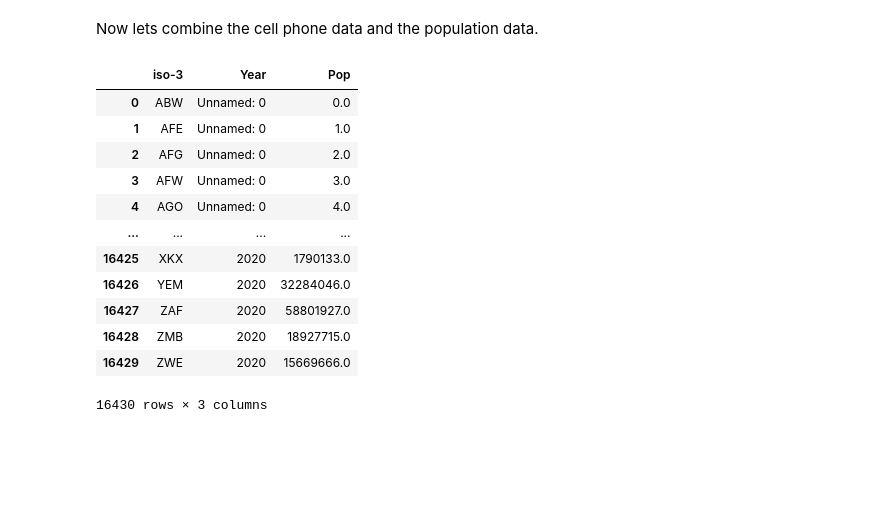
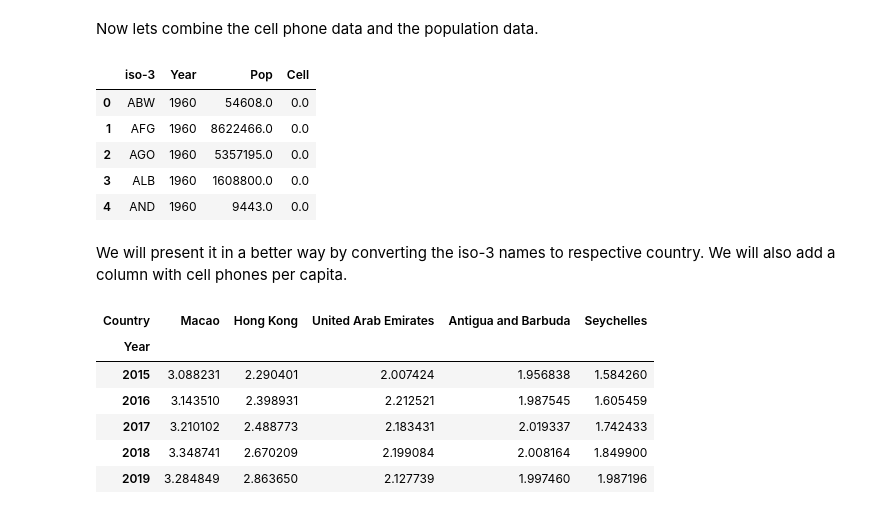
Before and after one commit to gaboun/su-mt4007, a Jupyter notebook: HW4/HW4.ipynb, the cells around one changed output. Saved outputs shown, nothing was run; the diff lists cells and outputs as text; code cells hidden in the pictures; blank space fills up the shorter version.

```diff
--- a/HW4/HW4.ipynb
+++ b/HW4/HW4.ipynb
@@ -95,4 +96,5 @@ Will delete 110 cause no data but keep the 196.
 # %%
 df_pop = df.drop(index=110)
+df_pop = df.drop(columns='Unnamed: 0')
 df_pop
 # %% [output]
@@ -114,19 +116,17 @@ Now lets combine the cell phone data and the population data.
 # %%
 df_cell_melt = pd.melt(df_cell, id_vars=["iso-3"], var_name="Year", value_name="Cell")
 
 df_pop_melt = pd.melt(df_pop, id_vars=["iso-3"], var_name="Year", value_name="Pop")
-df_pop_melt
+
+df_merged = pd.merge(df_pop_melt, df_cell_melt, on=["iso-3", "Year"], how="inner")
+
+df_merged[0:5]
 # %% [output]
-|  | iso-3 | Year | Pop |
-| 0 | ABW | Unnamed: 0 | 0.0 |
-| 1 | AFE | Unnamed: 0 | 1.0 |
-| 2 | AFG | Unnamed: 0 | 2.0 |
-| 3 | AFW | Unnamed: 0 | 3.0 |
-| 4 | AGO | Unnamed: 0 | 4.0 |
-| ... | ... | ... | ... |
-| 16425 | XKX | 2020 | 1790133.0 |
-| 16426 | YEM | 2020 | 32284046.0 |
-| 16427 | ZAF | 2020 | 58801927.0 |
-| 16428 | ZMB | 2020 | 18927715.0 |
-| 16429 | ZWE | 2020 | 15669666.0 |
+|  | iso-3 | Year | Pop | Cell |
+| 0 | ABW | 1960 | 54608.0 | 0.0 |
+| 1 | AFG | 1960 | 8622466.0 | 0.0 |
+| 2 | AGO | 1960 | 5357195.0 | 0.0 |
+| 3 | ALB | 1960 | 1608800.0 | 0.0 |
+| 4 | AND | 1960 | 9443.0 | 0.0 |
-16430 rows × 3 columns
+# %% [markdown]
+We will present it in a better way by converting the iso-3 names to respective country. We will also add a column with cell phones per capita.
@@ -132,0 +141,20 @@ df_pop_melt
+# %%
+df_merged["Year"] = pd.to_numeric(df_merged["Year"], errors="coerce")
+
+#pivoting to desired format
+pivot_df_merged = df_merged.pivot(index="Year", columns="Country", values="Cell per capita")
+
+#sorting and slicing
+sorted_countries = pivot_df_merged.loc[2019].sort_values(ascending=False)
+
+df_sorted = pivot_df_merged[sorted_countries.index]
+
+df_sorted.loc[2015:2019, df_sorted.columns[:5]]
+# %% [output]
+| Country | Macao | Hong Kong | United Arab Emirates | Antigua and Barbuda | Seychelles |
+| Year |  |  |  |  |  |
+| 2015 | 3.088231 | 2.290401 | 2.007424 | 1.956838 | 1.584260 |
+| 2016 | 3.143510 | 2.398931 | 2.212521 | 1.987545 | 1.605459 |
+| 2017 | 3.210102 | 2.488773 | 2.183431 | 2.019337 | 1.742433 |
+| 2018 | 3.348741 | 2.670209 | 2.199084 | 2.008164 | 1.849900 |
+| 2019 | 3.284849 | 2.863650 | 2.127739 | 1.997460 | 1.987196 |
```
Also changed, not shown: parts of 18 cells of this notebook, 1 other file.
